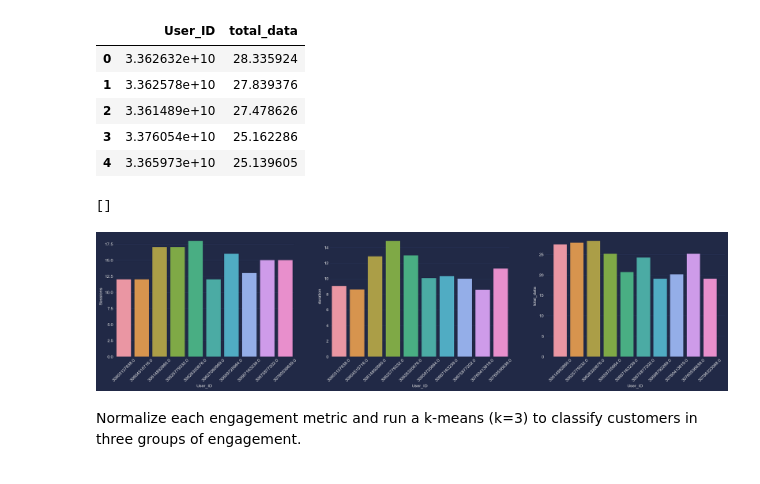
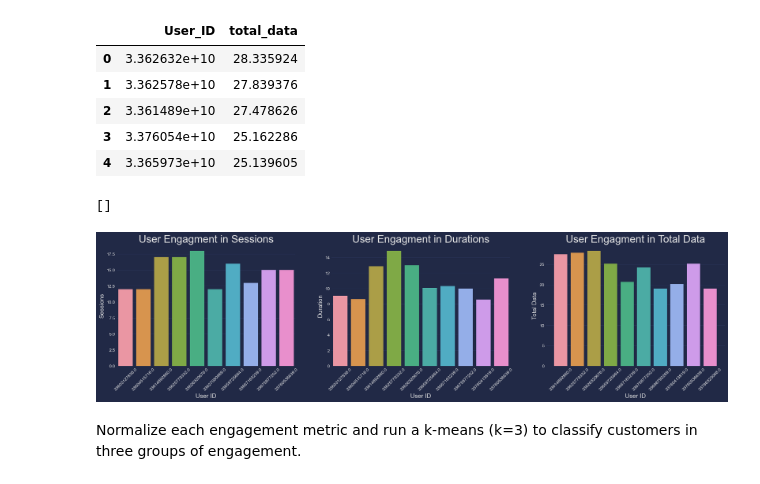
Before and after one commit to eyaya/User-Analytics-in-the-Telecom-Industry, a Jupyter notebook: notebooks/user_engagement_analysis.ipynb, the cells around one changed output. Cells and saved outputs as stored; diff of their text form; code cells hidden in the pictures.

```diff
--- a/notebooks/user_engagement_analysis.ipynb
+++ b/notebooks/user_engagement_analysis.ipynb
@@ -158,15 +161,26 @@ total_data_df.head()
 # %%
 f, axes = plt.subplots(1, 3, figsize=(25, 5))
 ax1 = sns.barplot(data=sesssions_df, x='User_ID', orient='v', y='Sessions', ax=axes[0])
 ax2 = sns.barplot(data=durations_df, x='User_ID',orient='v', y='duration', ax=axes[1])
 ax3 = sns.barplot(data=total_data_df, x='User_ID',orient='v', y='total_data', ax=axes[2])
 ax1.set_xticklabels(ax1.xaxis.get_majorticklabels(), rotation=45)
 ax2.set_xticklabels(ax2.xaxis.get_majorticklabels(), rotation=45)
 ax3.set_xticklabels(ax3.xaxis.get_majorticklabels(), rotation=45)
+ax1.set_xlabel( "User ID" , size = 14 )
+ax1.set_ylabel( "Sessions" , size = 14 )
+ax1.set_title( "User Engagment in Sessions" , size = 24 )
+ax2.set_xlabel( "User ID" , size = 14 )
+ax2.set_ylabel( "Duration" , size = 14 )
+ax2.set_title( "User Engagment in Durations" , size = 24 )
+ax3.set_xlabel( "User ID" , size = 14 )
+ax3.set_ylabel( "Total Data" , size = 14 )
+ax3.set_title( "User Engagment in Total Data" , size = 24 )
+
+
 plt.plot()
 # %% [output]
 []
-[figure, old version]
+[figure, new version]
 # %% [markdown]
 Normalize each engagement metric and run a k-means (k=3) to classify customers in three groups of engagement.
 # %%
```
Also changed, not shown: parts of 3 cells of this notebook, 3 other files.
